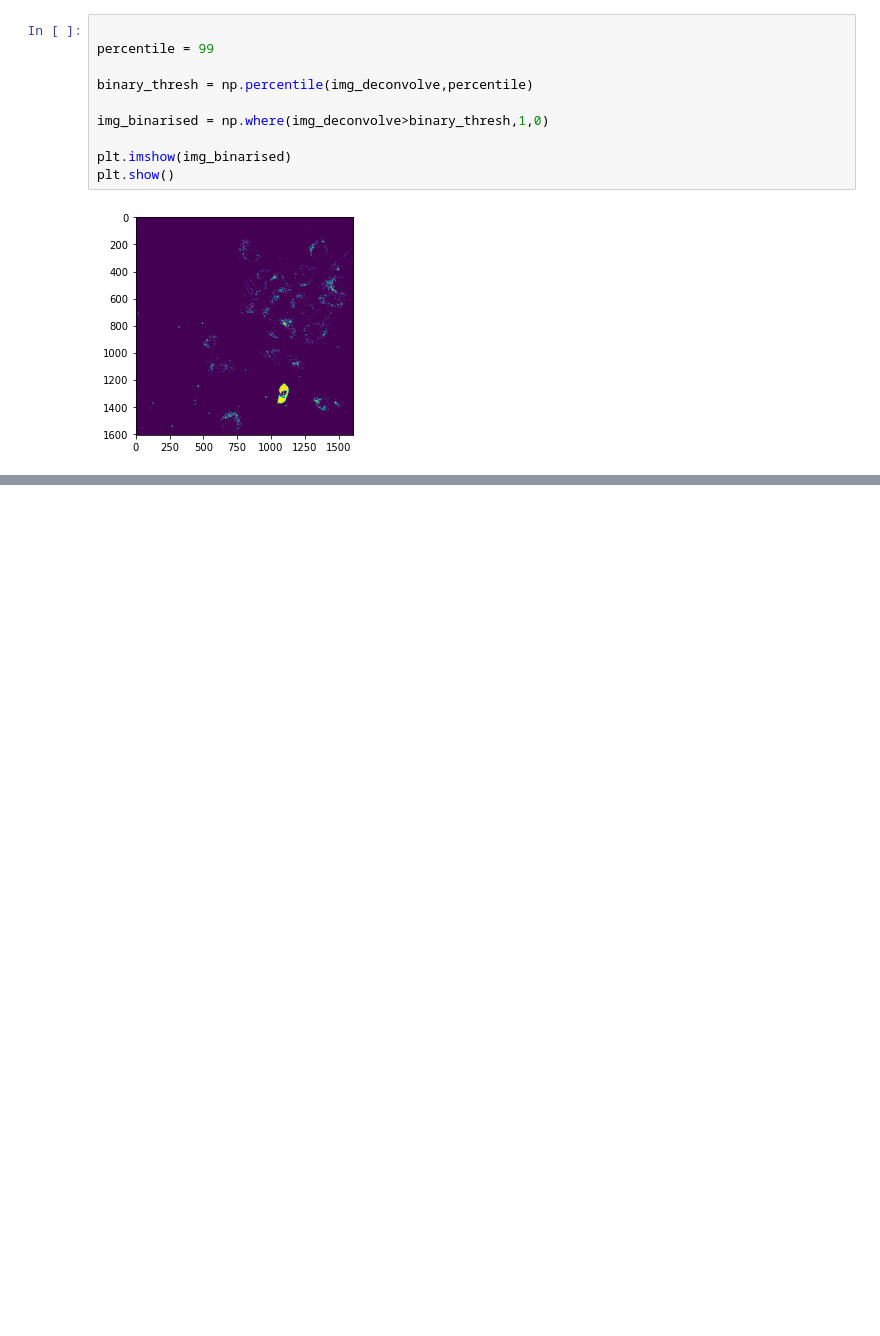
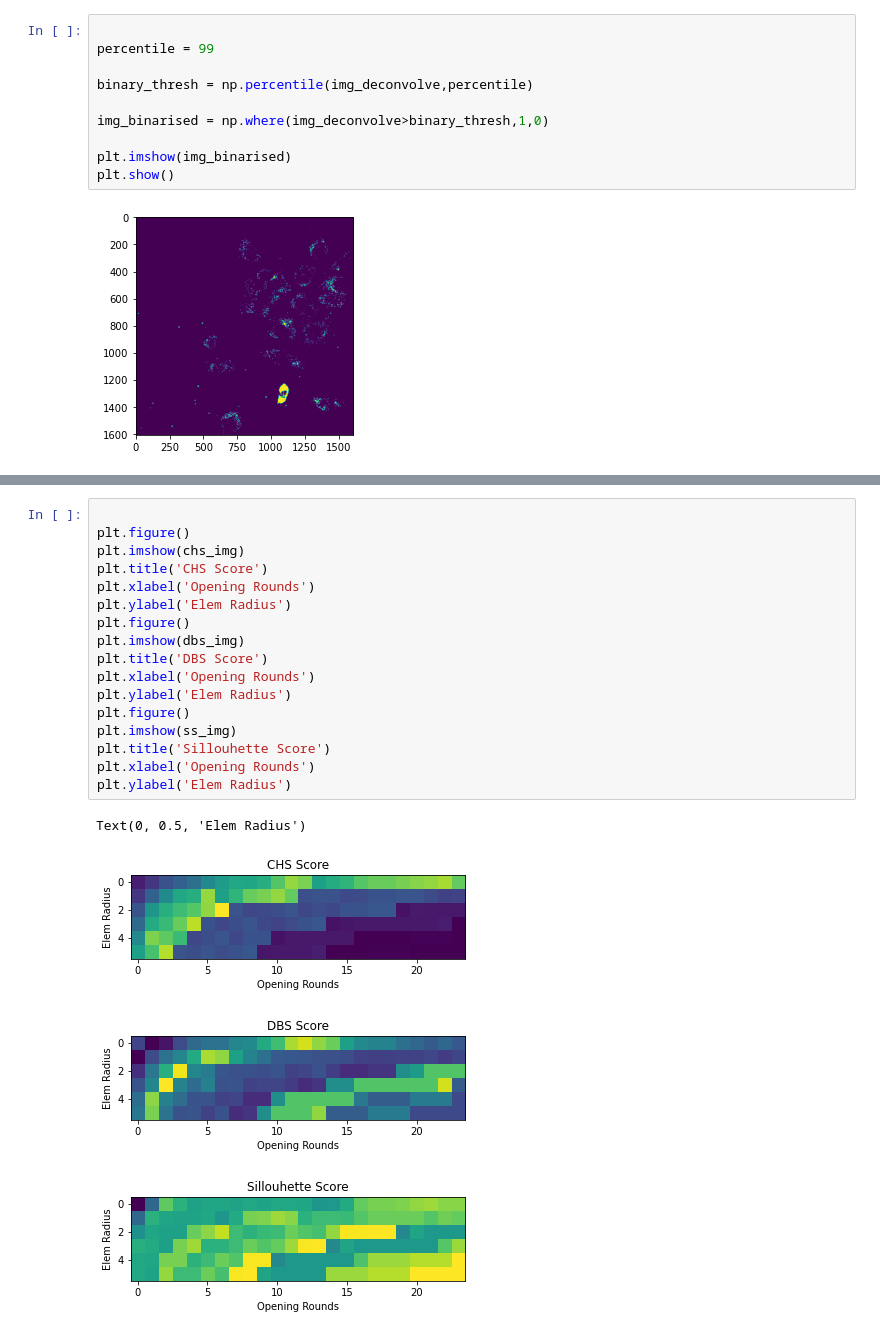
Before and after one commit to molonc/merFISH_report_pipeline, a Jupyter notebook: test_notebooks/clutering_metrics.ipynb, the cells around one changed output, grey strips where cells are left out. Cells and saved outputs as stored; diff of their text form; blank space fills up the shorter version.

```diff
--- a/test_notebooks/clutering_metrics.ipynb
+++ b/test_notebooks/clutering_metrics.ipynb
@@ -116,0 +189,22 @@ plt.show()
+# %%
+
+plt.figure()
+plt.imshow(chs_img)
+plt.title('CHS Score')
+plt.xlabel('Opening Rounds')
+plt.ylabel('Elem Radius')
+plt.figure()
+plt.imshow(dbs_img)
+plt.title('DBS Score')
+plt.xlabel('Opening Rounds')
+plt.ylabel('Elem Radius')
+plt.figure()
+plt.imshow(ss_img)
+plt.title('Sillouhette Score')
+plt.xlabel('Opening Rounds')
+plt.ylabel('Elem Radius')
+# %% [output]
+Text(0, 0.5, 'Elem Radius')
+[figure, added]
+[figure, added]
+[figure, added]
```
Also changed, not shown: parts of 17 cells of this notebook, 1 other file.
